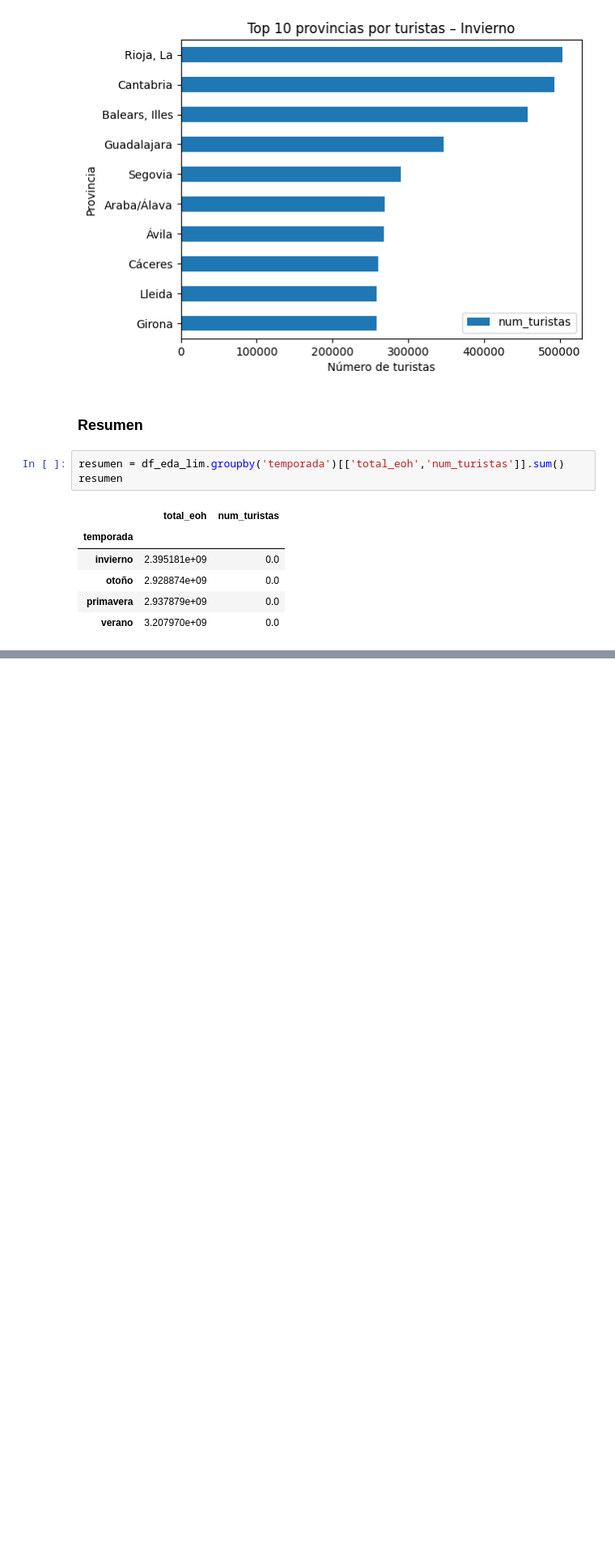
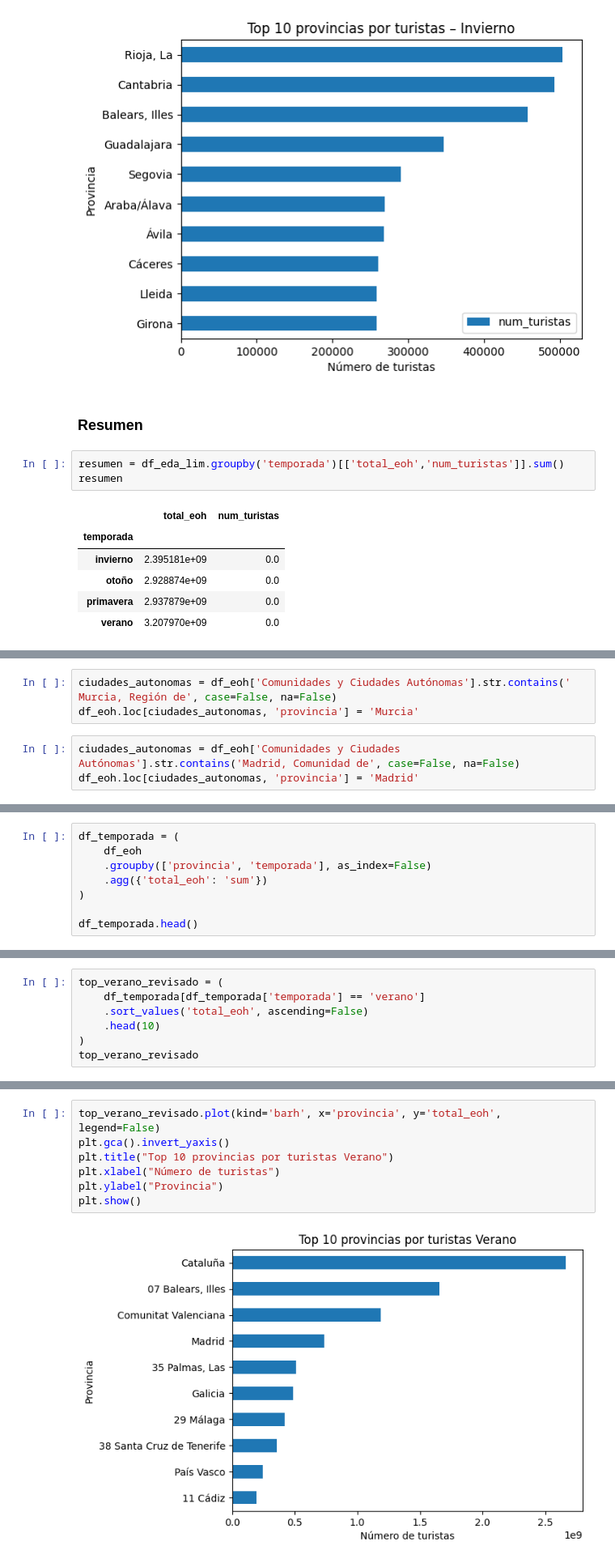
Before and after one commit to MirnaGarridoR/TrabajoML, a Jupyter notebook: ML - TURISMO/EDA-TURISMO.ipynb, the cells around one changed output, grey strips where cells are left out. Shown: that part at 81% size. Saved outputs shown, nothing was run; the diff lists cells and outputs as text; blank space fills up the shorter version.

```diff
--- a/ML - TURISMO/EDA-TURISMO.ipynb
+++ b/ML - TURISMO/EDA-TURISMO.ipynb
@@ -448,0 +642,6 @@ resumen
+# %%
+ciudades_autonomas = df_eoh['Comunidades y Ciudades Autónomas'].str.contains(' Murcia, Región de', case=False, na=False)
+df_eoh.loc[ciudades_autonomas, 'provincia'] = 'Murcia'
+# %%
+ciudades_autonomas = df_eoh['Comunidades y Ciudades Autónomas'].str.contains('Madrid, Comunidad de', case=False, na=False)
+df_eoh.loc[ciudades_autonomas, 'provincia'] = 'Madrid'
@@ -448,0 +654,8 @@ resumen
+# %%
+df_temporada = (
+    df_eoh
+    .groupby(['provincia', 'temporada'], as_index=False)
+    .agg({'total_eoh': 'sum'})
+)
+
+df_temporada.head()
@@ -448,0 +669,7 @@ resumen
+# %%
+top_verano_revisado = (
+    df_temporada[df_temporada['temporada'] == 'verano']
+    .sort_values('total_eoh', ascending=False)
+    .head(10)
+)
+top_verano_revisado
@@ -448,0 +688,9 @@ resumen
+# %%
+top_verano_revisado.plot(kind='barh', x='provincia', y='total_eoh', legend=False)
+plt.gca().invert_yaxis()
+plt.title("Top 10 provincias por turistas Verano")
+plt.xlabel("Número de turistas")
+plt.ylabel("Provincia")
+plt.show()
+# %% [output]
+[figure, added]
```
Also changed, not shown: parts of 49 cells of this notebook.
